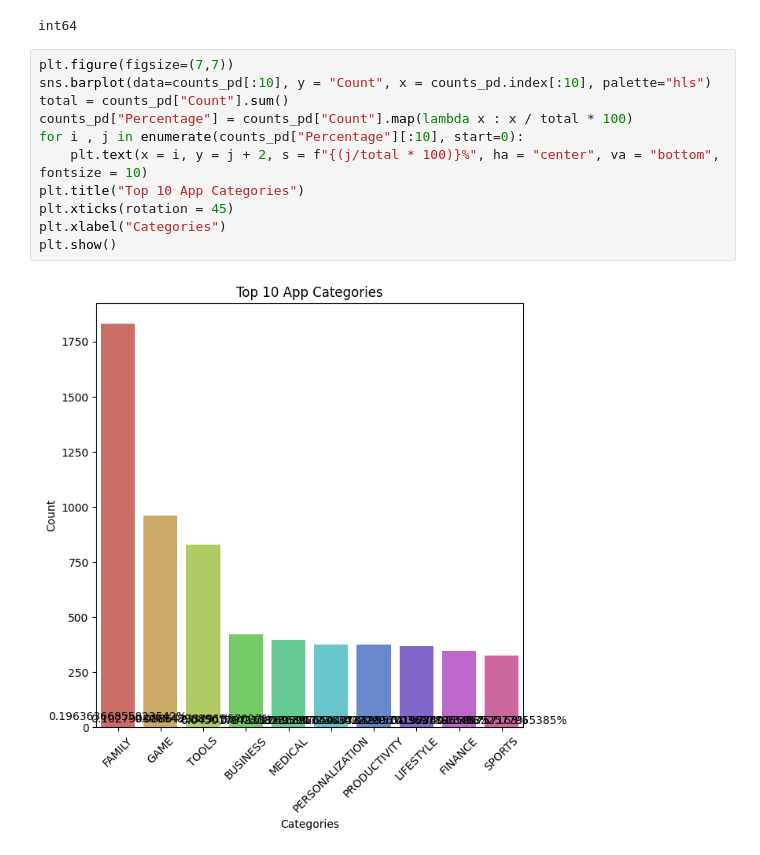
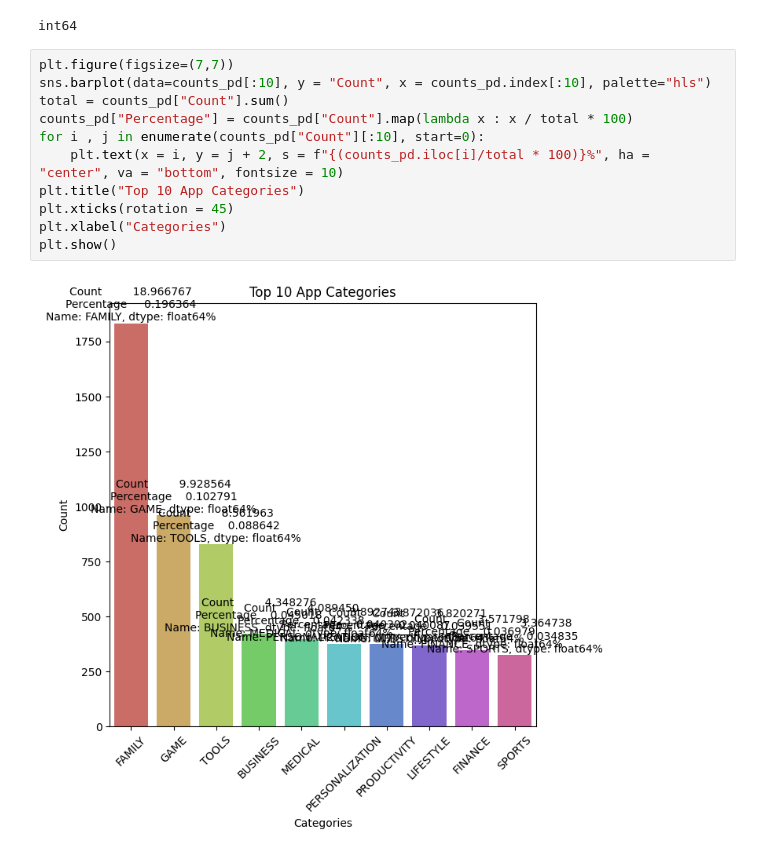
Before and after one commit to CodeLoopdroid/AI_ML_Bootcamp, a Jupyter notebook: Feature_Engineering/EDA&FE_Playstore.ipynb, the cells around one changed output. Saved outputs shown, nothing was run; the diff lists cells and outputs as text.

```diff
--- a/Feature_Engineering/EDA&FE_Playstore.ipynb
+++ b/Feature_Engineering/EDA&FE_Playstore.ipynb
@@ -129,13 +129,13 @@ int64
 # %%
 plt.figure(figsize=(7,7))
 sns.barplot(data=counts_pd[:10], y = "Count", x = counts_pd.index[:10], palette="hls")
 total = counts_pd["Count"].sum()
 counts_pd["Percentage"] = counts_pd["Count"].map(lambda x : x / total * 100)
-for i , j in enumerate(counts_pd["Percentage"][:10], start=0):
-    plt.text(x = i, y = j + 2, s = f"{(j/total * 100)}%", ha = "center", va = "bottom", fontsize = 10)
+for i , j in enumerate(counts_pd["Count"][:10], start=0):
+    plt.text(x = i, y = j + 2, s = f"{(counts_pd.iloc[i]/total * 100)}%", ha = "center", va = "bottom", fontsize = 10)
 plt.title("Top 10 App Categories")
 plt.xticks(rotation = 45)
 plt.xlabel("Categories")
 plt.show()
 # %% [output]
-[figure, old version]
+[figure, new version]
```
